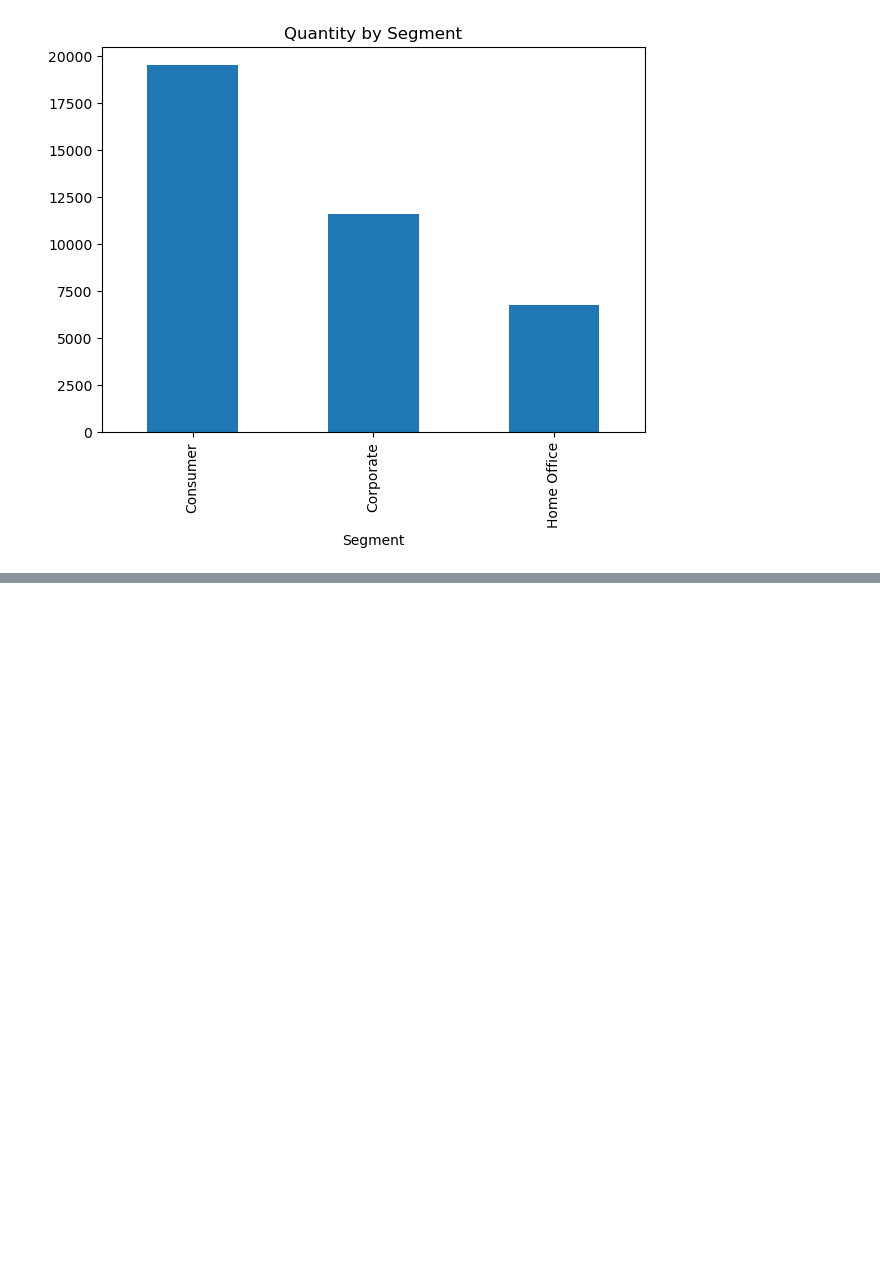
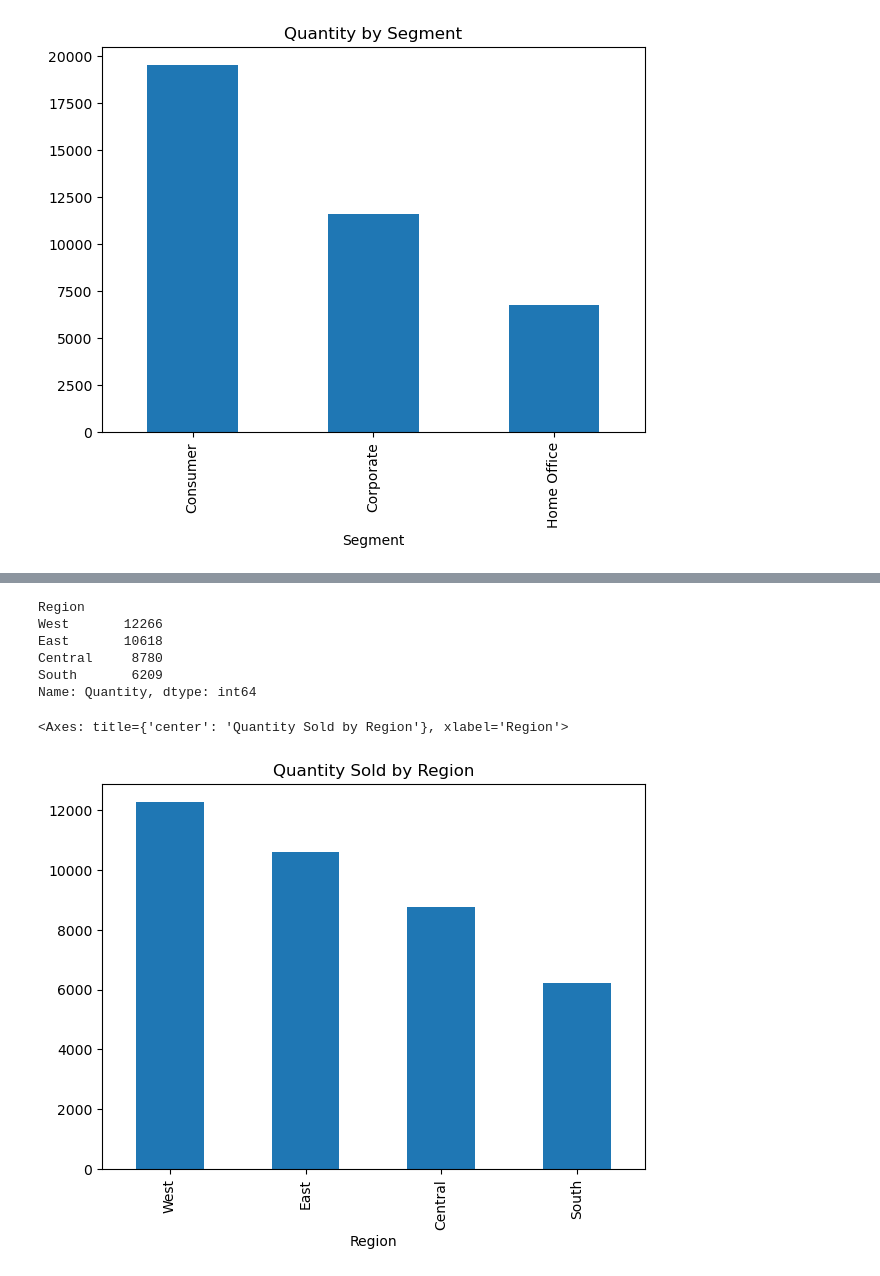
Before and after one commit to nikhilkanbarkar/data-science-and-machine-learning, a Jupyter notebook: Projects/SalesAnalysis/Notebook.ipynb, the cells around one changed output, grey strips where cells are left out. Cells and saved outputs as stored; diff of their text form; code cells hidden in the pictures; blank space fills up the shorter version.

```diff
--- a/Projects/SalesAnalysis/Notebook.ipynb
+++ b/Projects/SalesAnalysis/Notebook.ipynb
@@ -882,0 +940,24 @@ segment_quantity.plot(
+# %%
+region_quantity = (
+    sales_df.groupby("Region")["Quantity"]
+            .sum()
+            .sort_values(ascending=False)
+)
+
+print(region_quantity)
+# %% [output]
+Region
+West       12266
+East       10618
+Central     8780
+South       6209
+Name: Quantity, dtype: int64
+# %%
+region_quantity.plot(
+    kind="bar",
+    figsize=(7,5),
+    title="Quantity Sold by Region"
+)
+# %% [output]
+<Axes: title={'center': 'Quantity Sold by Region'}, xlabel='Region'>
+[figure, added]
```
Also changed, not shown: parts of 16 cells of this notebook.
